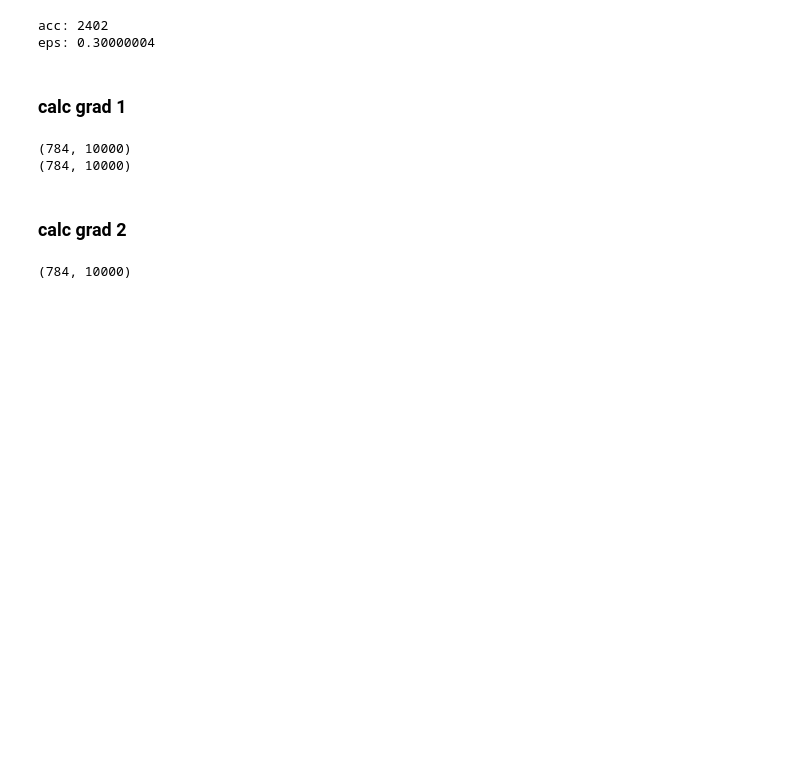
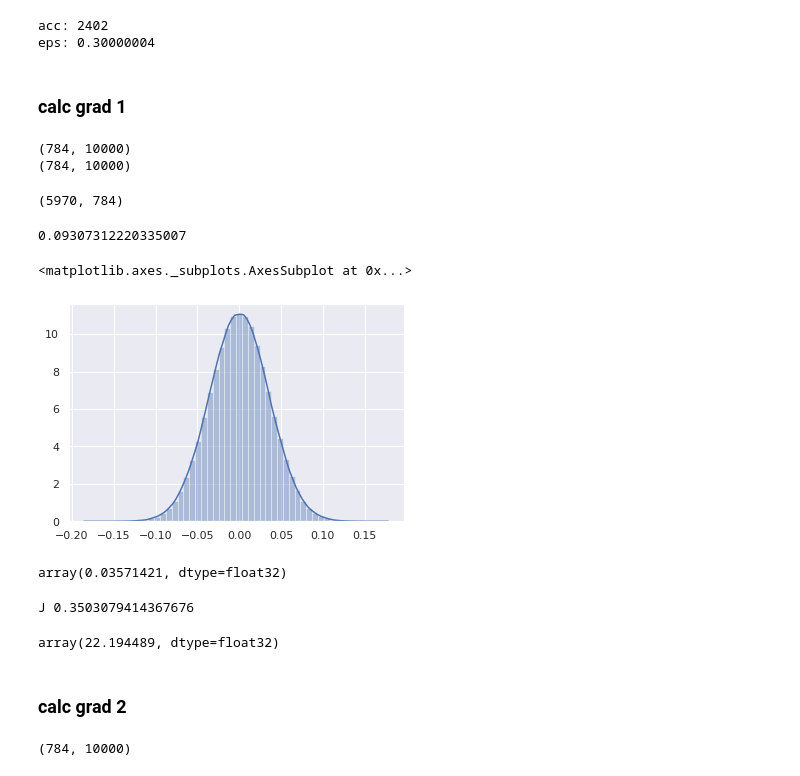
Before and after one commit to liuyuezhang/cerebellum, a Jupyter notebook: notebook/analysis.ipynb, the cells around one changed output. Cells and saved outputs as stored; diff of their text form; code cells hidden in the pictures; blank space fills up the shorter version.

```diff
--- a/notebook/analysis.ipynb
+++ b/notebook/analysis.ipynb
@@ -153,7 +153,7 @@ array(0.99999994, dtype=float32)
 # %% [markdown]
 # Data
 # %%
-env = 'Base + LTD'
+env = 'Base + RC'
 ENV = {'Base': 'mnist_fc_none_5970_0',
        'Base + LTD': 'mnist_fc_ma_5970_0',
        'Base + RC': 'mnist_rc-4_none_200000_0',
@@ -246,6 +247,31 @@ print(grad_adv.shape)
 # %% [output]
 (784, 10000)
 (784, 10000)
+# %%
+J.shape
+# %% [output]
+(5970, 784)
+# %%
+np.linalg.norm(J[2], ord=1).item()
+# %% [output]
+0.09307312220335007
+# %%
+sns.distplot(to_cpu(J).reshape(-1))
+# %% [output]
+<matplotlib.axes._subplots.AxesSubplot at 0x...>
+[figure, added]
+# %%
+J.std()
+# %% [output]
+array(0.03571421, dtype=float32)
+# %%
+print("J", np.max(np.sum(np.abs(J), -1)).item())
+# %% [output]
+J 0.3503079414367676
+# %%
+np.linalg.norm(J[2], 1)
+# %% [output]
+array(22.194489, dtype=float32)
 # %% [markdown]
 ### calc grad 2
 # %%
```
Also changed, not shown: parts of 2 cells of this notebook, 1 other file.
